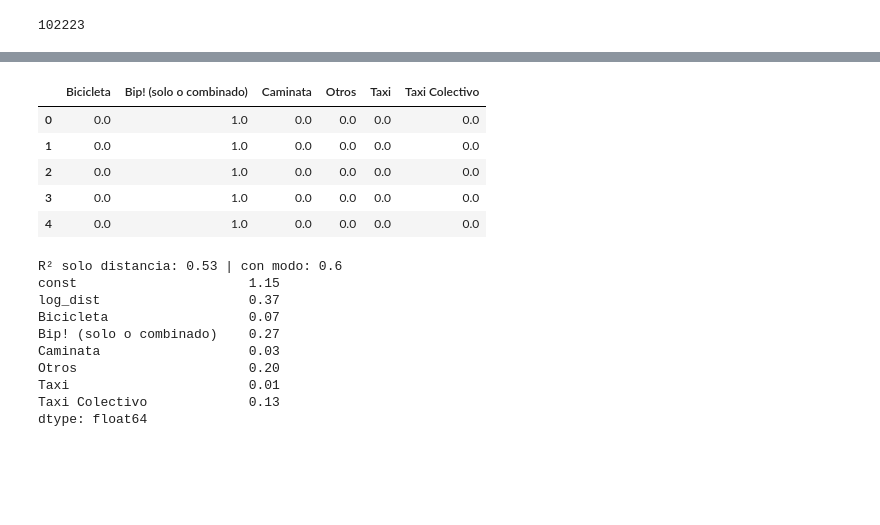
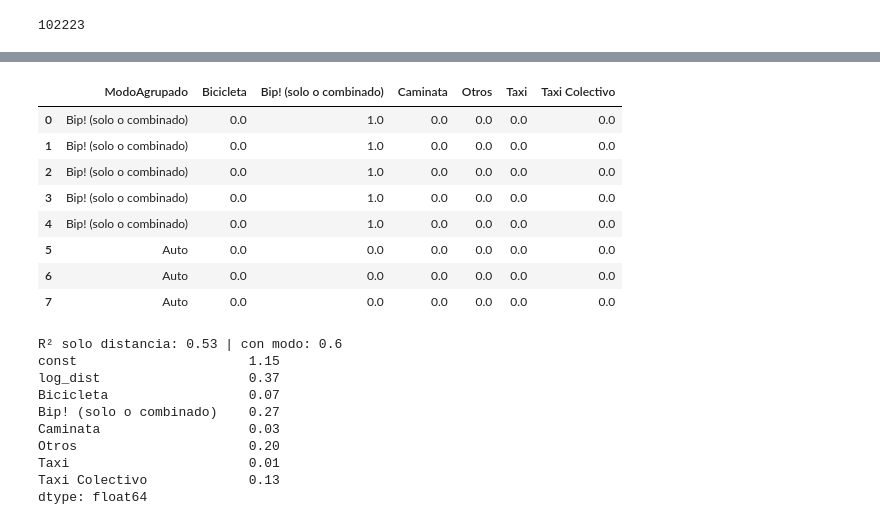
Before and after one commit to daniopitz/diplomado-cdd, a Jupyter notebook: 04_regresion_multiple_colab.ipynb, the cells around one changed output, grey strips where cells are left out. Saved outputs shown, nothing was run; the diff lists cells and outputs as text; code cells hidden in the pictures; blank space fills up the shorter version.

```diff
--- a/04_regresion_multiple_colab.ipynb
+++ b/04_regresion_multiple_colab.ipynb
@@ -623,14 +658,20 @@ len(ll_modo)
 # %%
 # Las dummies: una columna 0/1 por modo; el auto, de referencia
 dummies = pd.get_dummies(ll_modo["ModoAgrupado"]).astype(float).drop(columns=["Auto"])
-dummies.head()
+
+# El texto original al lado de sus columnas 0/1: un solo 1 por fila,
+# y toda en 0 si el viaje es en auto
+pd.concat([ll_modo[["ModoAgrupado"]], dummies], axis=1).head(8)
 # %% [output]
-|  | Bicicleta | Bip! (solo o combinado) | Caminata | Otros | Taxi | Taxi Colectivo |
-| 0 | 0.0 | 1.0 | 0.0 | 0.0 | 0.0 | 0.0 |
-| 1 | 0.0 | 1.0 | 0.0 | 0.0 | 0.0 | 0.0 |
-| 2 | 0.0 | 1.0 | 0.0 | 0.0 | 0.0 | 0.0 |
-| 3 | 0.0 | 1.0 | 0.0 | 0.0 | 0.0 | 0.0 |
-| 4 | 0.0 | 1.0 | 0.0 | 0.0 | 0.0 | 0.0 |
+|  | ModoAgrupado | Bicicleta | Bip! (solo o combinado) | Caminata | Otros | Taxi | Taxi Colectivo |
+| 0 | Bip! (solo o combinado) | 0.0 | 1.0 | 0.0 | 0.0 | 0.0 | 0.0 |
+| 1 | Bip! (solo o combinado) | 0.0 | 1.0 | 0.0 | 0.0 | 0.0 | 0.0 |
+| 2 | Bip! (solo o combinado) | 0.0 | 1.0 | 0.0 | 0.0 | 0.0 | 0.0 |
+| 3 | Bip! (solo o combinado) | 0.0 | 1.0 | 0.0 | 0.0 | 0.0 | 0.0 |
+| 4 | Bip! (solo o combinado) | 0.0 | 1.0 | 0.0 | 0.0 | 0.0 | 0.0 |
+| 5 | Auto | 0.0 | 0.0 | 0.0 | 0.0 | 0.0 | 0.0 |
+| 6 | Auto | 0.0 | 0.0 | 0.0 | 0.0 | 0.0 | 0.0 |
+| 7 | Auto | 0.0 | 0.0 | 0.0 | 0.0 | 0.0 | 0.0 |
 # %%
 X = sm.add_constant(pd.concat(
     [np.log10(ll_modo["DistKm"]).rename("log_dist"), dummies], axis=1))
```
Also changed, not shown: parts of 9 cells of this notebook, 3 other files.
